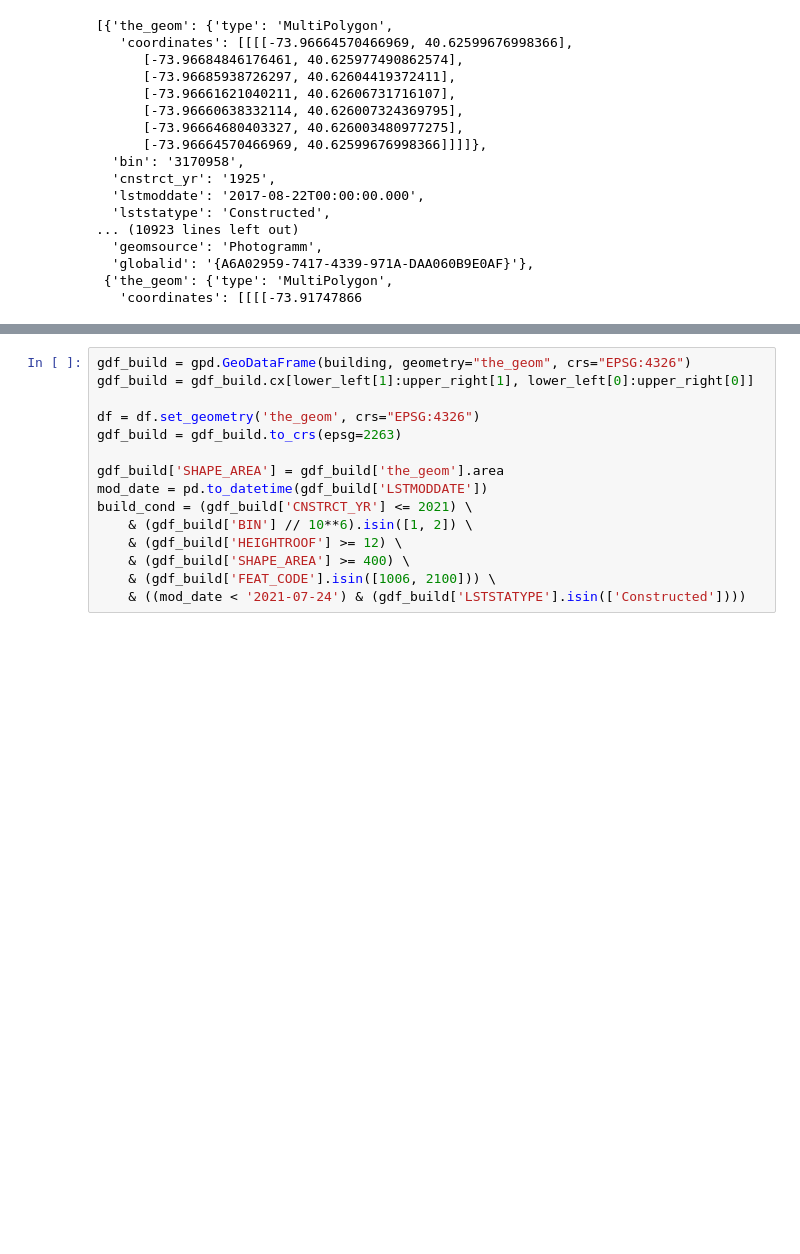
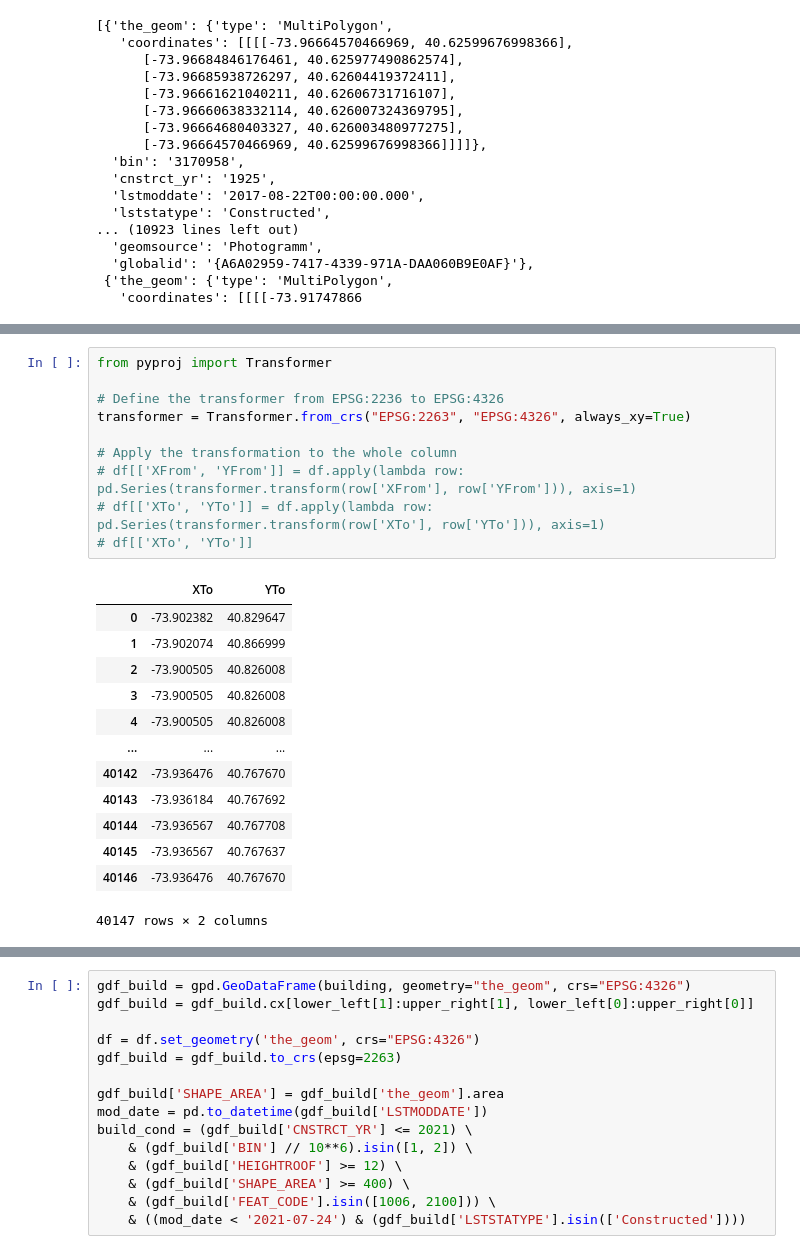
Before and after one commit to hoanglinh171/ey_challenge, a Jupyter notebook: data_pipeline/pipeline.ipynb, the cells around one changed output, grey strips where cells are left out. Saved outputs shown, nothing was run; the diff lists cells and outputs as text; blank space fills up the shorter version.

```diff
--- a/data_pipeline/pipeline.ipynb
+++ b/data_pipeline/pipeline.ipynb
@@ -233,0 +360,24 @@ df = df.to_crs(epsg=2263)
+# %%
+from pyproj import Transformer
+
+# Define the transformer from EPSG:2236 to EPSG:4326
+transformer = Transformer.from_crs("EPSG:2263", "EPSG:4326", always_xy=True)
+
+# Apply the transformation to the whole column
+# df[['XFrom', 'YFrom']] = df.apply(lambda row: pd.Series(transformer.transform(row['XFrom'], row['YFrom'])), axis=1)
+# df[['XTo', 'YTo']] = df.apply(lambda row: pd.Series(transformer.transform(row['XTo'], row['YTo'])), axis=1)
+# df[['XTo', 'YTo']]
+# %% [output]
+|  | XTo | YTo |
+| 0 | -73.902382 | 40.829647 |
+| 1 | -73.902074 | 40.866999 |
+| 2 | -73.900505 | 40.826008 |
+| 3 | -73.900505 | 40.826008 |
+| 4 | -73.900505 | 40.826008 |
+| ... | ... | ... |
+| 40142 | -73.936476 | 40.767670 |
+| 40143 | -73.936184 | 40.767692 |
+| 40144 | -73.936567 | 40.767708 |
+| 40145 | -73.936567 | 40.767637 |
+| 40146 | -73.936476 | 40.767670 |
+40147 rows × 2 columns
```
Also changed, not shown: parts of 27 cells of this notebook, 2 other files.
